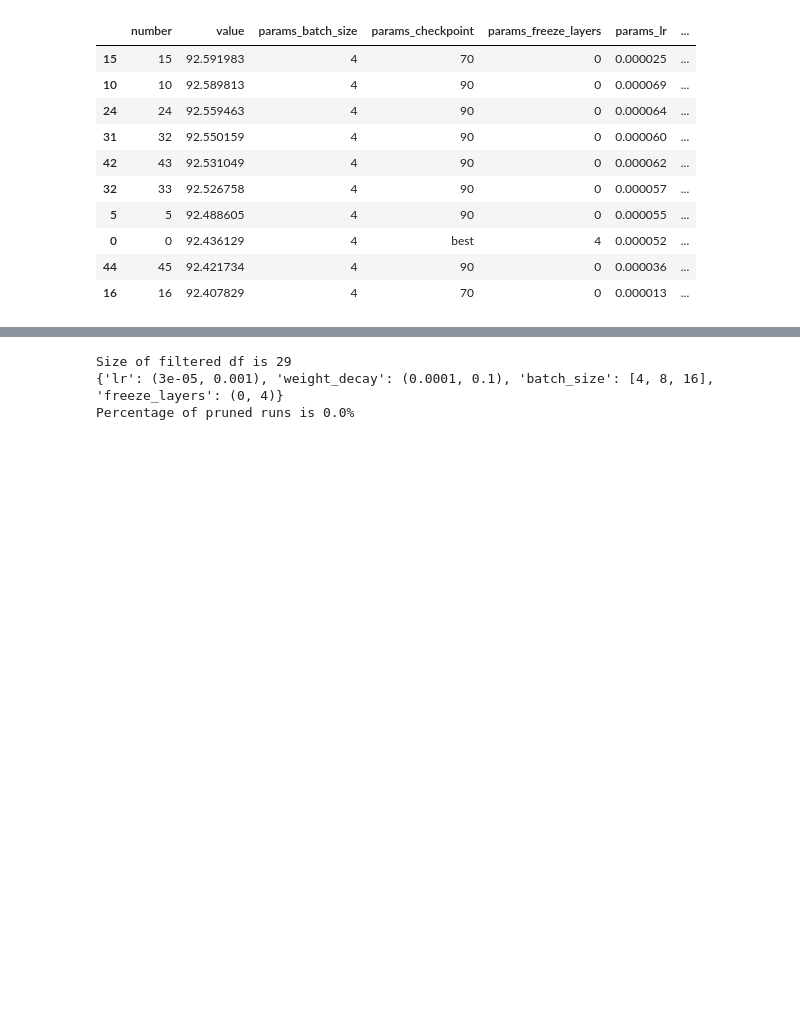
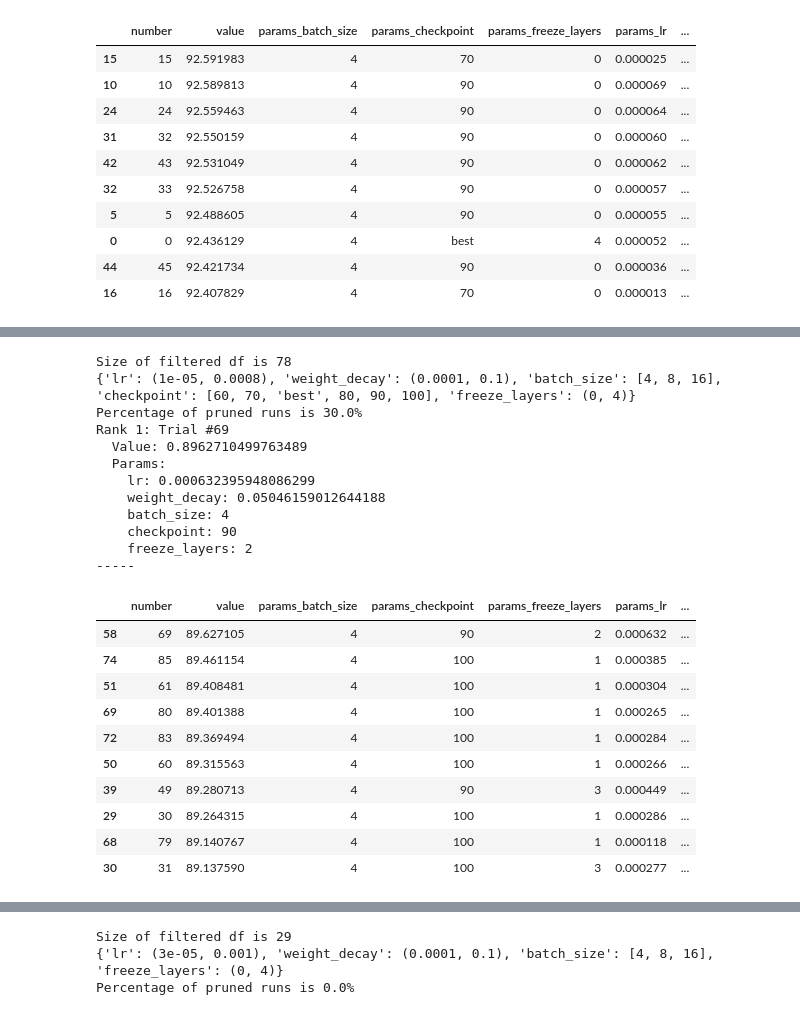
Before and after one commit to PulyaPolya/beat_this, a Jupyter notebook: results_evaluation.ipynb, the cells around one changed output, grey strips where cells are left out. Saved outputs shown, nothing was run; the diff lists cells and outputs as text; code cells hidden in the pictures; blank space fills up the shorter version.

```diff
--- a/results_evaluation.ipynb
+++ b/results_evaluation.ipynb
@@ -1772,0 +1783,35 @@ Percentage of pruned runs is 0.0%
+# %%
+
+import optuna
+import pandas as pd
+import optuna
+import pandas as pd
+study_name, storage_path ="2clusters_cluster2", "sqlite:///optuna_new.db"
+df_filtered, search_space = get_study_info(study_name=study_name, storage_path=storage_path,
+                                           baseline_value=88.878, tail = 10)
+print_top_k(study_name=study_name, storage_path=storage_path, top_k=1)
+df_filtered
+# %% [output]
+Size of filtered df is 78
+{'lr': (1e-05, 0.0008), 'weight_decay': (0.0001, 0.1), 'batch_size': [4, 8, 16], 'checkpoint': [60, 70, 'best', 80, 90, 100], 'freeze_layers': (0, 4)}
+Percentage of pruned runs is 30.0%
+Rank 1: Trial #69
+  Value: 0.8962710499763489
+  Params:
+    lr: 0.000632395948086299
+    weight_decay: 0.05046159012644188
+    batch_size: 4
+    checkpoint: 90
+    freeze_layers: 2
+-----
+|  | number | value | params_batch_size | params_checkpoint | params_freeze_layers | params_lr | ... |
+| 58 | 69 | 89.627105 | 4 | 90 | 2 | 0.000632 | ... |
+| 74 | 85 | 89.461154 | 4 | 100 | 1 | 0.000385 | ... |
+| 51 | 61 | 89.408481 | 4 | 100 | 1 | 0.000304 | ... |
+| 69 | 80 | 89.401388 | 4 | 100 | 1 | 0.000265 | ... |
+| 72 | 83 | 89.369494 | 4 | 100 | 1 | 0.000284 | ... |
+| 50 | 60 | 89.315563 | 4 | 100 | 1 | 0.000266 | ... |
+| 39 | 49 | 89.280713 | 4 | 90 | 3 | 0.000449 | ... |
+| 29 | 30 | 89.264315 | 4 | 100 | 1 | 0.000286 | ... |
+| 68 | 79 | 89.140767 | 4 | 100 | 1 | 0.000118 | ... |
+| 30 | 31 | 89.137590 | 4 | 100 | 3 | 0.000277 | ... |
```
Also changed, not shown: parts of 22 cells of this notebook, 4 other files.
